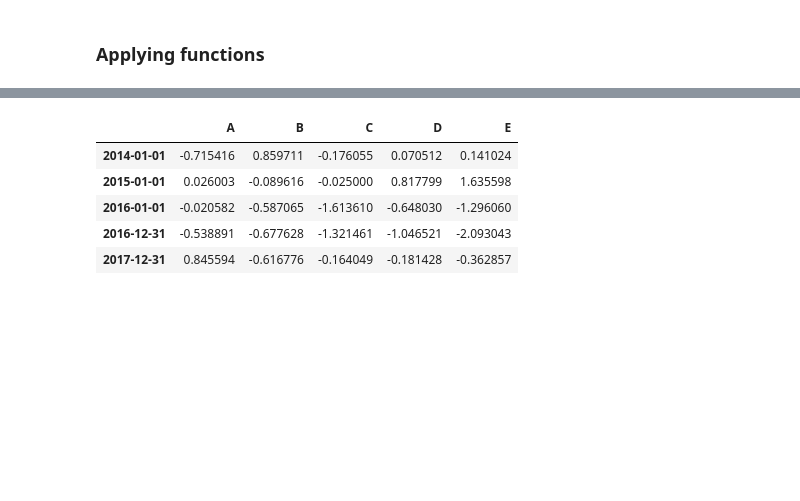
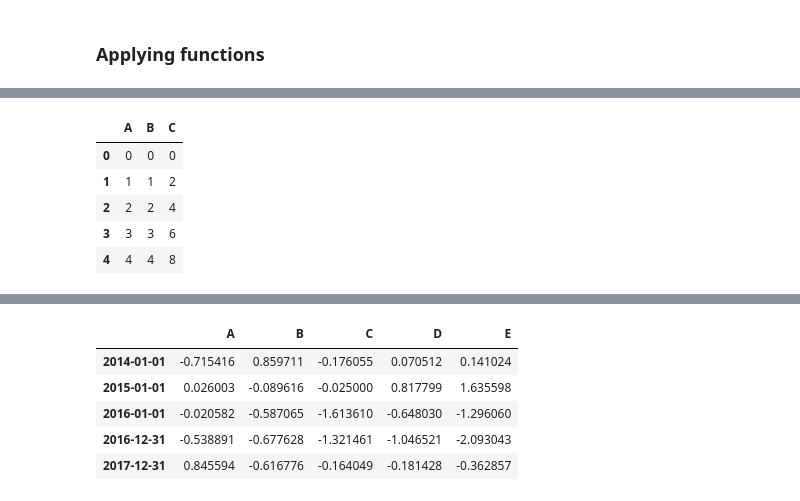
Before and after one commit to hhenningsg/Hannah-DS4, a Jupyter notebook: lessons/lesson-02/code/numpy-and-pandas.ipynb, the cells around one changed output, grey strips where cells are left out. Saved outputs shown, nothing was run; the diff lists cells and outputs as text; code cells hidden in the pictures; blank space fills up the shorter version.

```diff
--- a/lessons/lesson-02/code/numpy-and-pandas.ipynb
+++ b/lessons/lesson-02/code/numpy-and-pandas.ipynb
@@ -516,0 +535,10 @@ df.mean(),df.mean(1) # Operation on two different axes
+# %%
+df["C"] = df["A"]*2
+df.head()
+# %% [output]
+|  | A | B | C |
+| 0 | 0 | 0 | 0 |
+| 1 | 1 | 1 | 2 |
+| 2 | 2 | 2 | 4 |
+| 3 | 3 | 3 | 6 |
+| 4 | 4 | 4 | 8 |
```
Also changed, not shown: parts of 29 cells of this notebook, 1 other file.
